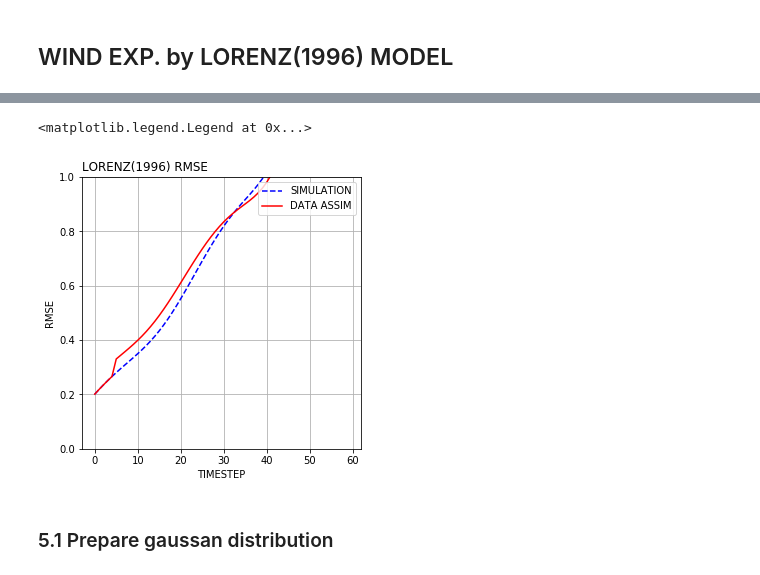
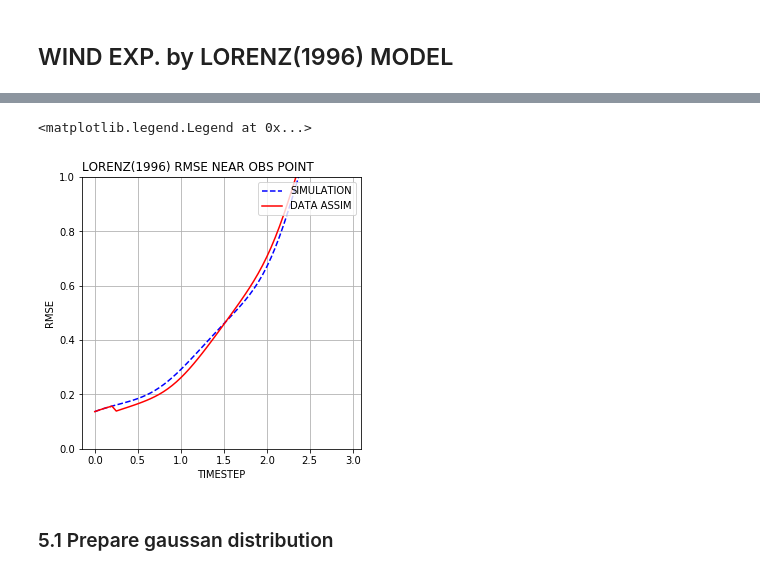
Before and after one commit to Toyo-Daichi/DA_basic, a Jupyter notebook: exp_view.ipynb, the cells around one changed output, grey strips where cells are left out. Saved outputs shown, nothing was run; the diff lists cells and outputs as text; code cells hidden in the pictures.

```diff
--- a/exp_view.ipynb
+++ b/exp_view.ipynb
@@ -510,7 +510,7 @@ nx = 40
 stepday = 3
 timestep = stepday*day_tintv
 timeshape = init_step + timestep
-ny, obs_coord, obs_timestep = 1, 26, 5
+ny, obs_coord, obs_timestep = 1, 25, 5
 
 # (2) PATH setting
 # >> The three file names below do not change in any way.
@@ -530,9 +530,7 @@ anl_score = csv2list(path_kf).reshape(timeshape, nx)
 # %%
 rmse_anl_list, rmse_sim_list = [], []
 for _it in range(timeshape):
-    #rmse_sim = rmse(true_score[_it, obs_coord-1:obs_coord+2], sim_score[_it, obs_coord-1:obs_coord+2])
-    #rmse_kf = rmse(true_score[_it, obs_coord-1:obs_coord+2], anl_score[_it, obs_coord-1:obs_coord+2])
-    rmse_sim = rmse(true_score[_it, obs_coord], sim_score[_it, obs_coord])
-    rmse_kf = rmse(true_score[_it, obs_coord], anl_score[_it, obs_coord])
+    rmse_sim = rmse(true_score[_it, obs_coord-1:obs_coord+2], sim_score[_it, obs_coord-1:obs_coord+2])
+    rmse_kf = rmse(true_score[_it, obs_coord-1:obs_coord+2], anl_score[_it, obs_coord-1:obs_coord+2])
     rmse_sim_list.append(rmse_sim)
     rmse_anl_list.append(rmse_kf)
@@ -568,23 +576,23 @@ bar = plt.colorbar(_cbar, extend='both')
 # %%
 fig, ax = plt.subplots(1, 1, figsize=(5, 5))
 
 # set parm
-time_list, obs_time_list = np.arange(timeshape), np.arange(obs_tintv, timeshape, obs_tintv)
+time_list = np.arange(0, stepday+0.05, 0.05)
 time_length = 60
 
 rmse_draw = ax
 rmse_draw.plot(time_list[0:time_length], rmse_sim_list[0:time_length], ls="--", color='b', label='SIMULATION')
 rmse_draw.plot(time_list[0:time_length], rmse_anl_list[0:time_length], ls="-", color='r', label='DATA ASSIM')
 #rmse_draw.scatter(obs_time_list[0:time_length], rmse_obs_list[0:time_length], marker='*', color='y', s=35, alpha=0.5, edgecolor='k', label='OBS')
 rmse_draw.set_xlabel('TIMESTEP')
 rmse_draw.set_ylabel('RMSE')
-rmse_draw.set_title('LORENZ(1996) RMSE', loc='left')
+rmse_draw.set_title('LORENZ(1996) RMSE NEAR OBS POINT', loc='left')
 rmse_draw.set_ylim(0,1.0)
 rmse_draw.grid()
 rmse_draw.legend(loc='upper right')
 # %% [output]
 <matplotlib.legend.Legend at 0x...>
-[figure, old version]
+[figure, new version]
 # %% [markdown]
 ### 5.1 Prepare gaussan distribution
 # %%
```
Also changed, not shown: parts of 4 cells of this notebook, 2 other files.
